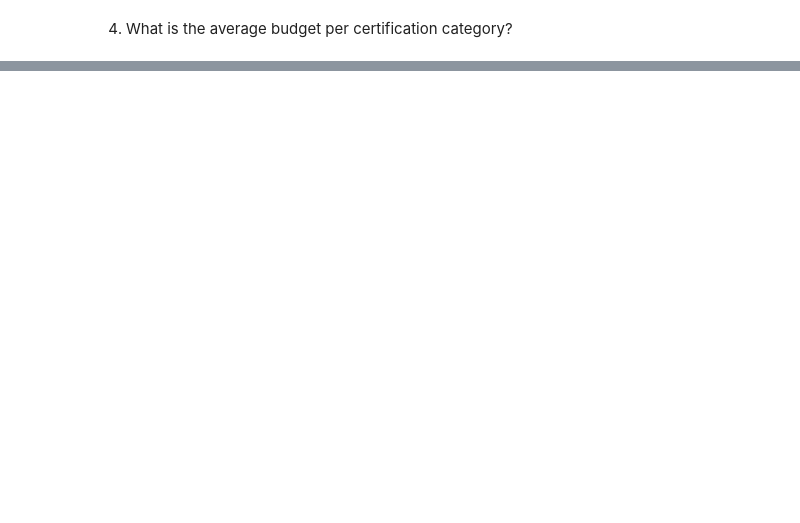
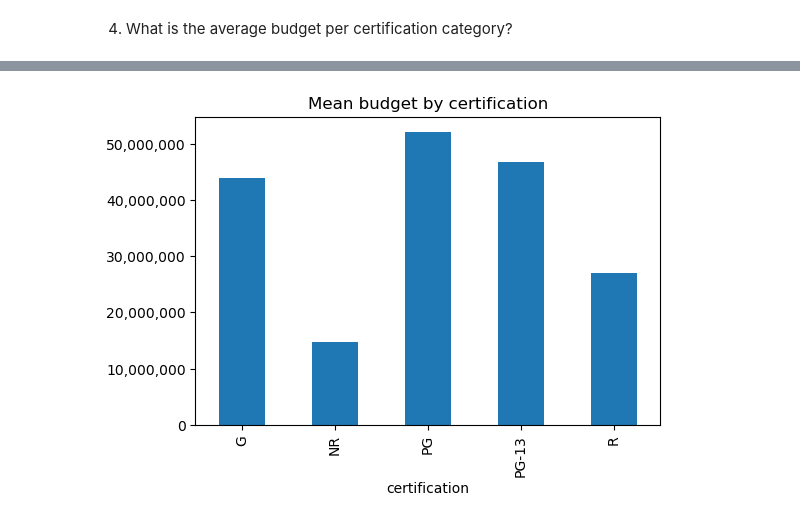
Before and after one commit to craiggossen/Project-3--Core, a Jupyter notebook: Project 3 - Part 2 - EDA.ipynb, the cells around one changed output, grey strips where cells are left out. Saved outputs shown, nothing was run; the diff lists cells and outputs as text; code cells hidden in the pictures; blank space fills up the shorter version.

```diff
--- a/Project 3 - Part 2 - EDA.ipynb
+++ b/Project 3 - Part 2 - EDA.ipynb
@@ -115,0 +151,3 @@ The average R-rated film budget is 27,063,479.
+# %%
+avg_budg = budget_filter.groupby(['certification'])['budget'].mean()
+avg_budg
@@ -115,0 +162,8 @@ The average R-rated film budget is 27,063,479.
+# %%
+#Plot
+ax = avg_budg.plot(kind='bar',
+               title="Mean budget by certification",
+               figsize = (6,4))
+ax.yaxis.set_major_formatter(StrMethodFormatter('{x:,.0f}'))
+# %% [output]
+[figure, added]
```
Also changed, not shown: parts of 7 cells of this notebook, 1 other file.
